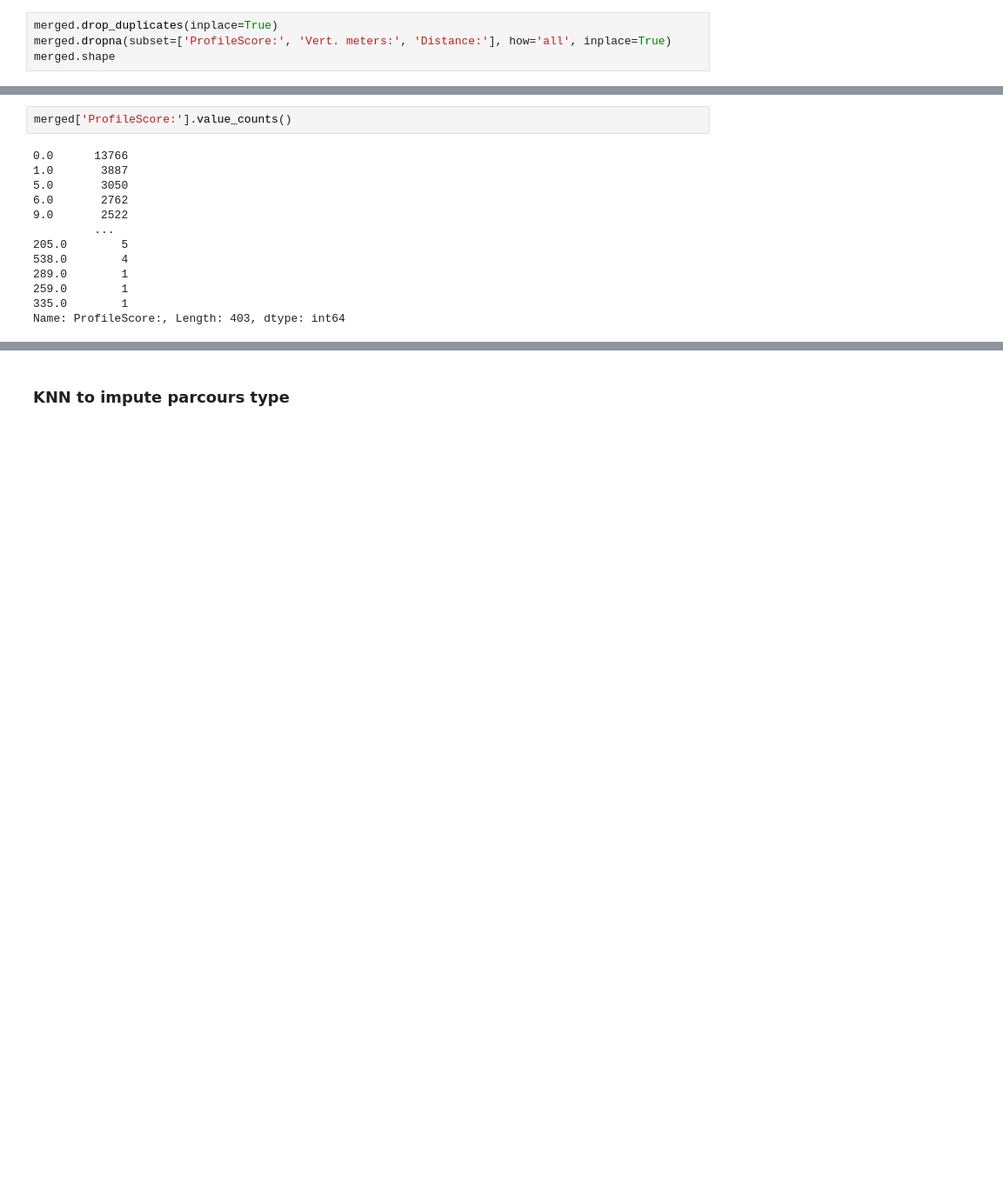
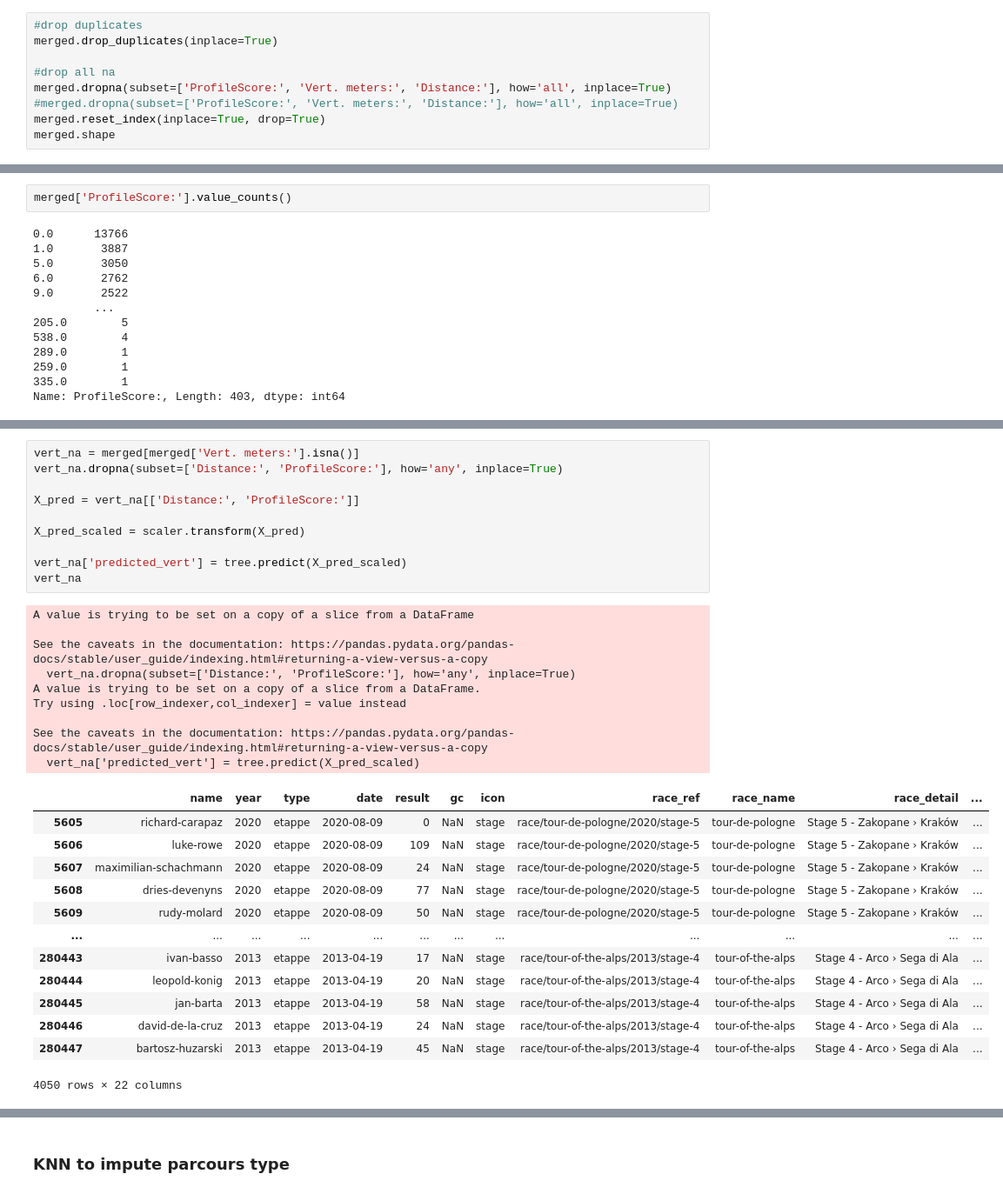
Before and after one commit to Michiel-DK/cycling, a Jupyter notebook: rnn.ipynb, the cells around one changed output, grey strips where cells are left out. Shown: that part at 87% size. Saved outputs shown, nothing was run; the diff lists cells and outputs as text; blank space fills up the shorter version.

```diff
--- a/rnn.ipynb
+++ b/rnn.ipynb
@@ -19,8 +19,13 @@ print(merged.shape)
 (207447, 21)
 (478547, 21)
 # %%
+#drop duplicates
 merged.drop_duplicates(inplace=True)
+
+#drop all na
 merged.dropna(subset=['ProfileScore:', 'Vert. meters:', 'Distance:'], how='all', inplace=True)
+#merged.dropna(subset=['ProfileScore:', 'Vert. meters:', 'Distance:'], how='all', inplace=True)
+merged.reset_index(inplace=True, drop=True)
 merged.shape
 # %% [output]
 (388692, 21)
@@ -52,0 +85,33 @@ merged['date'] = pd.to_datetime(merged['date'])
+# %%
+vert_na = merged[merged['Vert. meters:'].isna()]
+vert_na.dropna(subset=['Distance:', 'ProfileScore:'], how='any', inplace=True)
+
+X_pred = vert_na[['Distance:', 'ProfileScore:']]
+
+X_pred_scaled = scaler.transform(X_pred)
+
+vert_na['predicted_vert'] = tree.predict(X_pred_scaled)
+vert_na
+# %% [output]
+A value is trying to be set on a copy of a slice from a DataFrame
+
+See the caveats in the documentation: https://pandas.pydata.org/pandas-docs/stable/user_guide/indexing.html#returning-a-view-versus-a-copy
+  vert_na.dropna(subset=['Distance:', 'ProfileScore:'], how='any', inplace=True)
+A value is trying to be set on a copy of a slice from a DataFrame.
+Try using .loc[row_indexer,col_indexer] = value instead
+
+See the caveats in the documentation: https://pandas.pydata.org/pandas-docs/stable/user_guide/indexing.html#returning-a-view-versus-a-copy
+  vert_na['predicted_vert'] = tree.predict(X_pred_scaled)
+|  | name | year | type | date | result | gc | icon | race_ref | race_name | race_detail | ... |
+| 5605 | richard-carapaz | 2020 | etappe | 2020-08-09 | 0 | NaN | stage | race/tour-de-pologne/2020/stage-5 | tour-de-pologne | Stage 5 - Zakopane › Kraków | ... |
+| 5606 | luke-rowe | 2020 | etappe | 2020-08-09 | 109 | NaN | stage | race/tour-de-pologne/2020/stage-5 | tour-de-pologne | Stage 5 - Zakopane › Kraków | ... |
+| 5607 | maximilian-schachmann | 2020 | etappe | 2020-08-09 | 24 | NaN | stage | race/tour-de-pologne/2020/stage-5 | tour-de-pologne | Stage 5 - Zakopane › Kraków | ... |
+| 5608 | dries-devenyns | 2020 | etappe | 2020-08-09 | 77 | NaN | stage | race/tour-de-pologne/2020/stage-5 | tour-de-pologne | Stage 5 - Zakopane › Kraków | ... |
+| 5609 | rudy-molard | 2020 | etappe | 2020-08-09 | 50 | NaN | stage | race/tour-de-pologne/2020/stage-5 | tour-de-pologne | Stage 5 - Zakopane › Kraków | ... |
+| ... | ... | ... | ... | ... | ... | ... | ... | ... | ... | ... | ... |
+| 280443 | ivan-basso | 2013 | etappe | 2013-04-19 | 17 | NaN | stage | race/tour-of-the-alps/2013/stage-4 | tour-of-the-alps | Stage 4 - Arco › Sega di Ala | ... |
+| 280444 | leopold-konig | 2013 | etappe | 2013-04-19 | 20 | NaN | stage | race/tour-of-the-alps/2013/stage-4 | tour-of-the-alps | Stage 4 - Arco › Sega di Ala | ... |
+| 280445 | jan-barta | 2013 | etappe | 2013-04-19 | 58 | NaN | stage | race/tour-of-the-alps/2013/stage-4 | tour-of-the-alps | Stage 4 - Arco › Sega di Ala | ... |
+| 280446 | david-de-la-cruz | 2013 | etappe | 2013-04-19 | 24 | NaN | stage | race/tour-of-the-alps/2013/stage-4 | tour-of-the-alps | Stage 4 - Arco › Sega di Ala | ... |
+| 280447 | bartosz-huzarski | 2013 | etappe | 2013-04-19 | 45 | NaN | stage | race/tour-of-the-alps/2013/stage-4 | tour-of-the-alps | Stage 4 - Arco › Sega di Ala | ... |
+4050 rows × 22 columns
```
Also changed, not shown: parts of 30 cells of this notebook.
